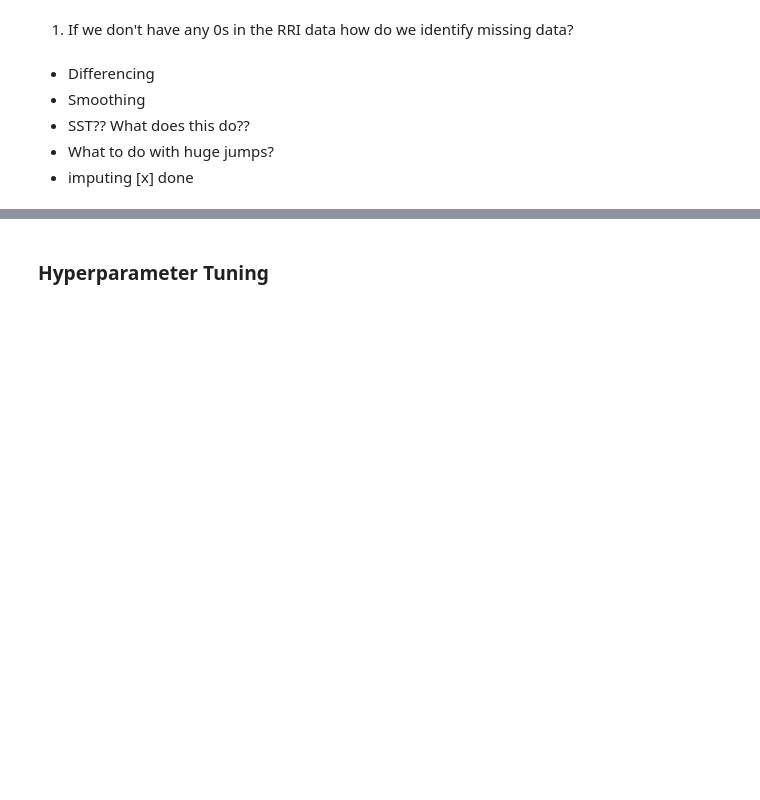
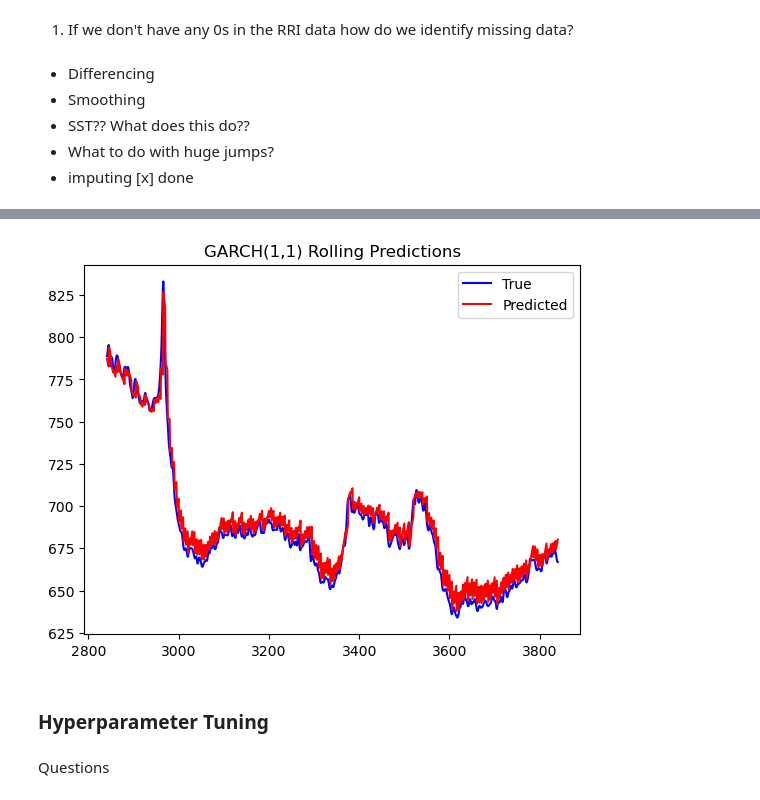
Before and after one commit to celisa/Heart-Rate-Variability-Repo, a Jupyter notebook: 02_code/final_project.ipynb, the cells around one changed output, grey strips where cells are left out. Cells and saved outputs as stored; diff of their text form; code cells hidden in the pictures; blank space fills up the shorter version.

```diff
--- a/02_code/final_project.ipynb
+++ b/02_code/final_project.ipynb
@@ -135,0 +211,12 @@ for i in range(4):
+# %%
+# Rolling Forecast
+rolling_predictions = []
+window = 5
+for i in range(0, test_size, window):
+    if diff:
+        train = rris_diff['rri_' + str(patient_num)][:len(rris_diff['rri_' + str(patient_num)]) - test_size + i]
+    else:
+        train = rris['rri_' + str(patient_num)][:-(test_size - i)]
+    model = arch_model(train, mean='Zero', vol='GARCH', p=1, q=1).fit(disp='off')
+    pred = model.forecast(horizon = window, reindex = False)
+    rolling_predictions.append((np.sqrt(pred.variance.values[-1,:])))
@@ -136,2 +241,13 @@ for i in range(4):
+# %%
+true, = plt.plot(test, color='blue', label='True')
+rolling_predictions = np.reshape(rolling_predictions, (1, -1))[0]
+pred, = plt.plot(test.index, rolling_predictions, color='red', label='Predicted')
+plt.title('GARCH(1,1) Rolling Predictions')
+plt.legend()
+plt.show()
+# %% [output]
+[figure, added]
 # %% [markdown]
 ### Hyperparameter Tuning
+# %% [markdown]
+Questions
```
Also changed, not shown: parts of 14 cells of this notebook, 3 other files.
